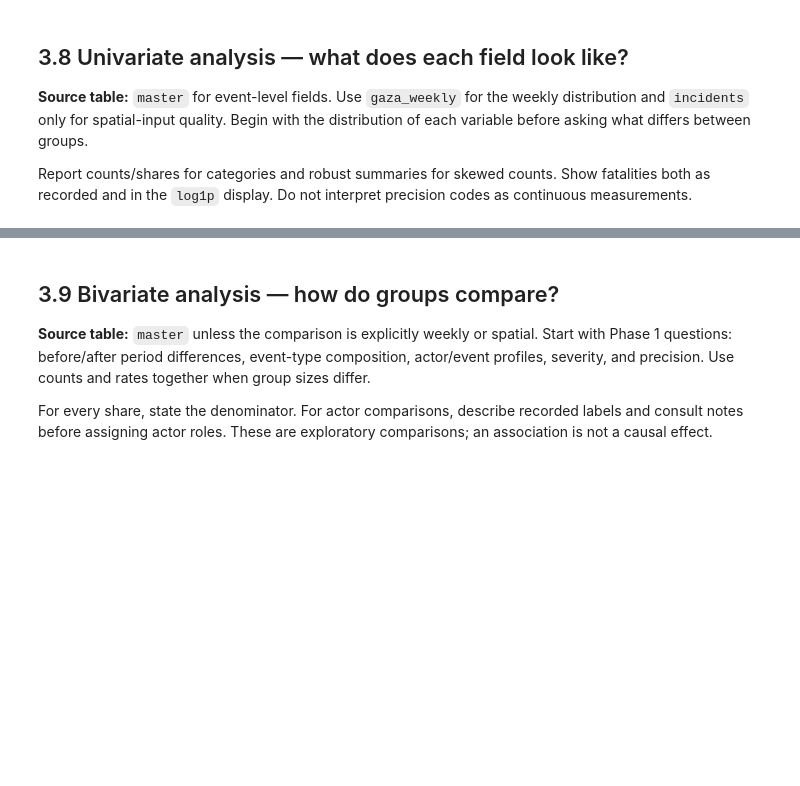
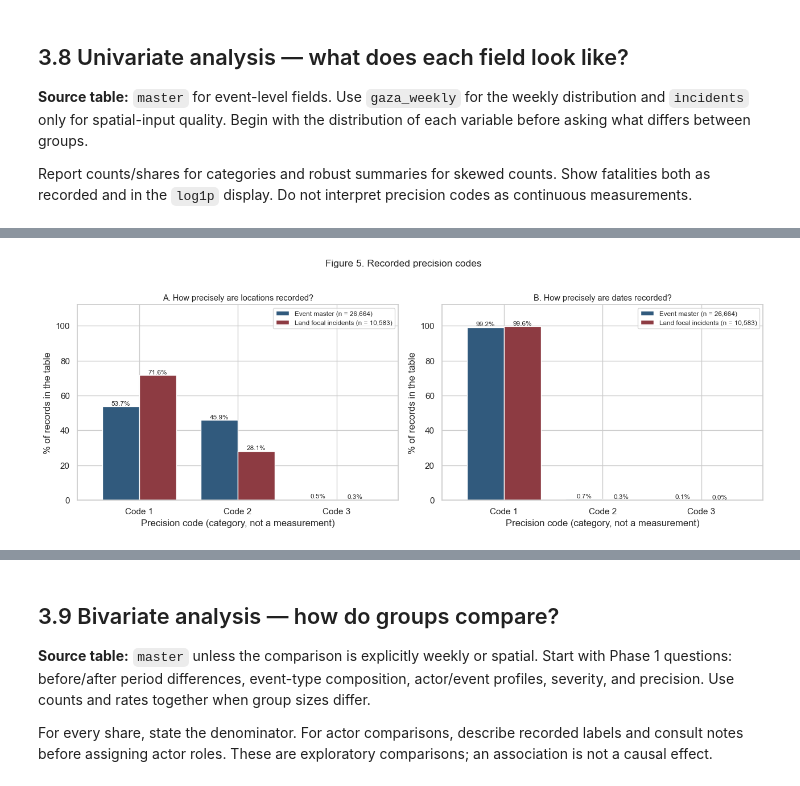
Before and after one commit to apaolol/DMA-PIT, a Jupyter notebook: DMA_PHASE3_EDA_TEMPLATE.ipynb, the cells around one changed output, grey strips where cells are left out. Cells and saved outputs as stored; diff of their text form; code cells hidden in the pictures; blank space fills up the shorter version.

```diff
--- a/DMA_PHASE3_EDA_TEMPLATE.ipynb
+++ b/DMA_PHASE3_EDA_TEMPLATE.ipynb
@@ -143,7 +171,7 @@ display(district_weekly[["admin2", "week_start", "complete_week", "political_eve
 # %%
 incidents = pd.read_csv(
     DATA_DIR / "acled_focal_incidents.csv",
-    parse_dates=["event_date"],
+    parse_dates=["event_date", "month_start", "week_start"],
 )
 for col in ("geo_precision", "time_precision"):
     incidents[col] = pd.Categorical(incidents[col], categories=[1, 2, 3], ordered=True)
@@ -255,16 +312,3 @@ def plot_numeric(data, column, *, title, bins=30, log_x=False, ax=None):
 **Source table:** `master` for event-level fields. Use `gaza_weekly` for the weekly distribution and `incidents` only for spatial-input quality. Begin with the distribution of each variable before asking what differs between groups.
 
 Report counts/shares for categories and robust summaries for skewed counts. Show fatalities both as recorded and in the `log1p` display. Do not interpret precision codes as continuous measurements.
-# %%
-# Event-level summaries from the cleaned master.
-for col in ["event_type", "geo_precision", "time_precision", "admin2"]:
-    print(f"\n{col}")
-    display(master[col].value_counts(dropna=False).rename("count").to_frame())
-
-print("Fatality summary")
-display(master.fatalities.describe(percentiles=[.5, .75, .9, .95, .99]).to_frame("fatalities"))
-
-# V1 candidate: show the skew on the recorded scale. Add a separate log1p view if useful.
-plot_numeric(master, "fatalities", title="How are recorded fatalities distributed across Gaza events?")
-plt.tight_layout()
-plt.show()
@@ -275,0 +852,7 @@ plt.show()
+# %%
+# Marginal distributions of the three Boolean flags; period comparisons are in Section 3.9.
+for col in ["targeting_flagged", "political_violence", "focal_event"]:
+    counts = master[col].value_counts(dropna=False).reindex([True, False], fill_value=0)
+    table = pd.DataFrame({"count": counts, "share_pct": (100 * counts / len(master)).round(2)})
+    print(f"\n{col}: denominator = all {len(master):,} Gaza event records")
+    display(table)
@@ -275,0 +919,20 @@ plt.show()
+# %%
+fig, axes = plt.subplots(1, 2, figsize=(13, 4.8))
+for ax, col, title in [(axes[0], "geo_precision", "A. How precisely are locations recorded?"),
+                       (axes[1], "time_precision", "B. How precisely are dates recorded?")]:
+    shares = pd.DataFrame({"Event master (n = 26,664)": master[col].value_counts(normalize=True).sort_index() * 100,
+                           "Land focal incidents (n = 10,583)": incidents[col].value_counts(normalize=True).sort_index() * 100})
+    shares.index = [f"Code {i}" for i in shares.index]
+    shares.plot.bar(ax=ax, color=[BLUE, RED], rot=0, width=0.75)
+    for container in ax.containers:
+        ax.bar_label(container, fmt="%.1f%%", fontsize=8.5)
+    ax.set_title(title, fontsize=10.5)
+    ax.set_ylabel("% of records in the table")
+    ax.set_xlabel("Precision code (category, not a measurement)")
+    ax.set_ylim(0, 112)
+    ax.legend(fontsize=8.5)
+fig.suptitle("Figure 5. Recorded precision codes", fontsize=12.5, y=1.02)
+plt.tight_layout()
+plt.show()
+# %% [output]
+[figure, added]
```
Also changed, not shown: parts of 40 cells of this notebook, 2 other files.
